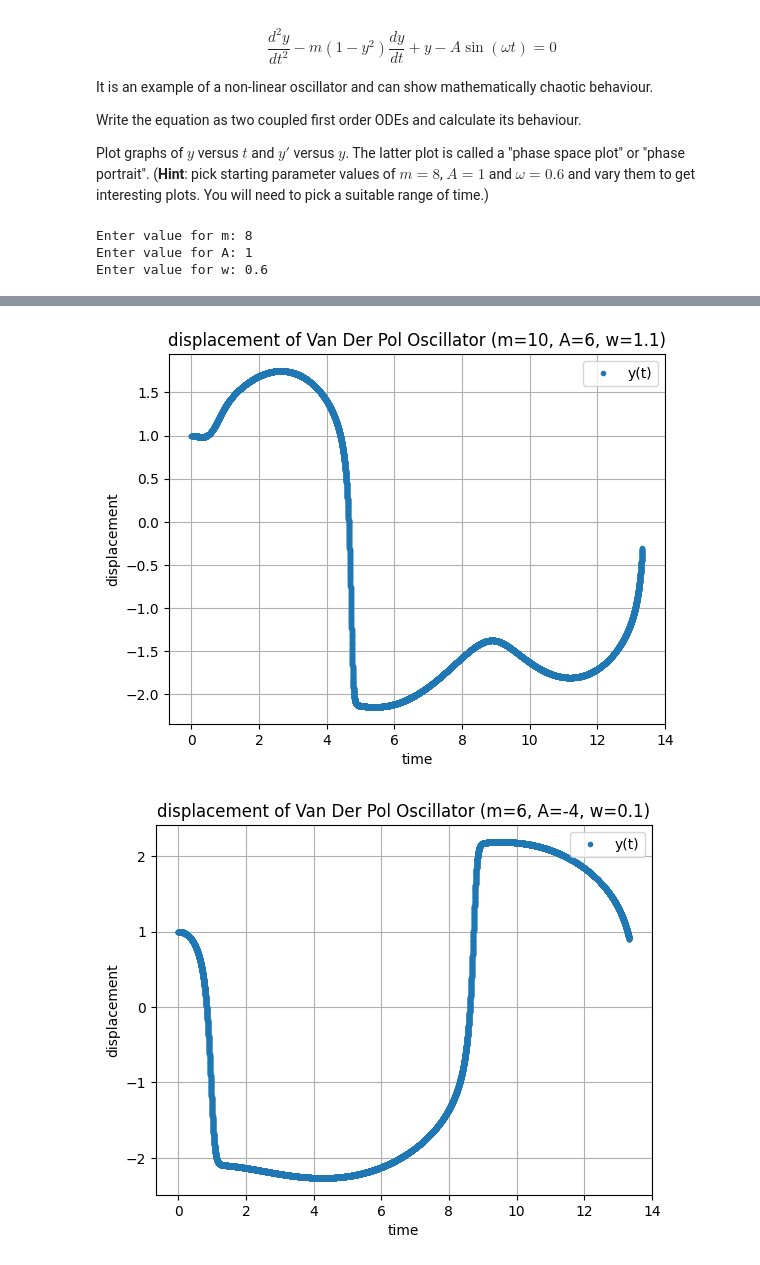
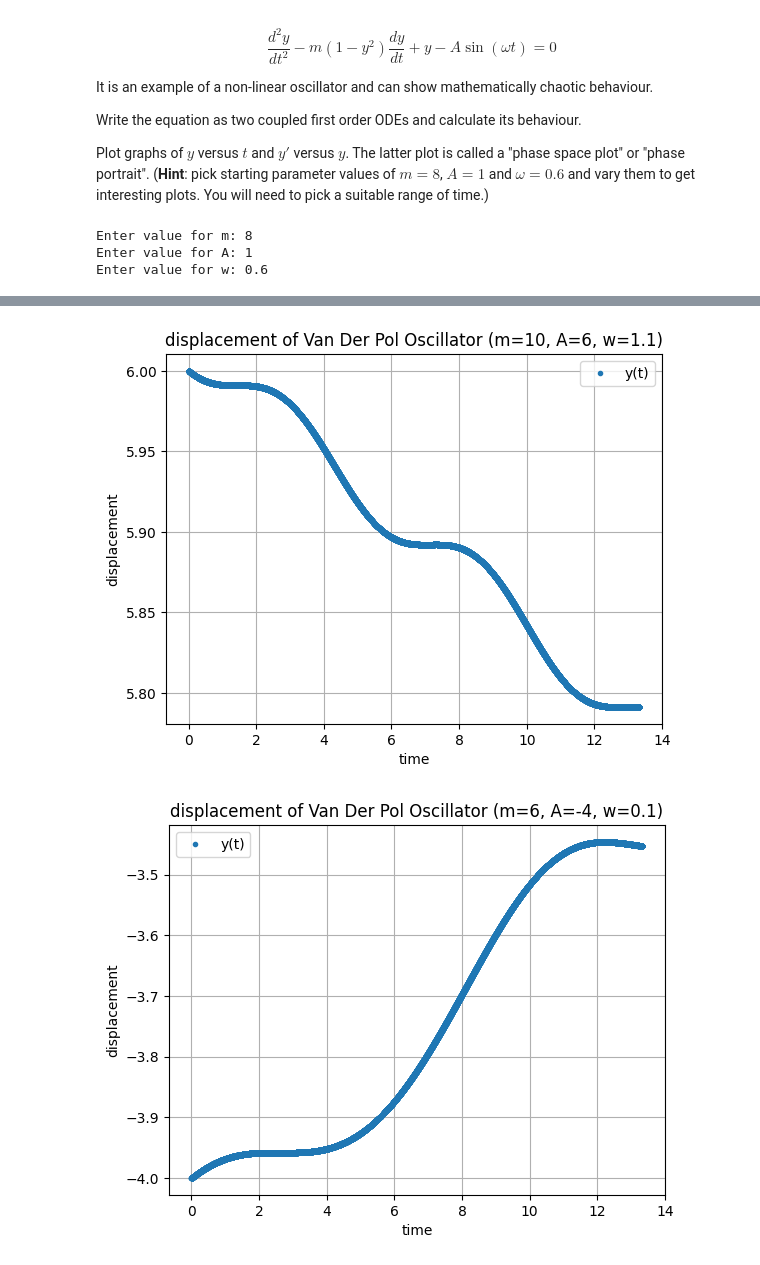
Before and after one commit to PX2145-2025/week-8-b-Brega-Harley, a Jupyter notebook: ODEs.ipynb, the cells around one changed output, grey strips where cells are left out. Cells and saved outputs as stored; diff of their text form; code cells hidden in the pictures.

```diff
--- a/ODEs.ipynb
+++ b/ODEs.ipynb
@@ -449,40 +449,42 @@ t[0] = 0.0
 def f6(y,t,m,A,w):
   return [y[1],(m*(1-(y[0])**2)*y[1])-y[0] +(A*np.sin(w*t))] #using the formula from the question
 
-y_initial2=np.array([1,0])
-y_odeint1 = odeint(f6, y_initial2, t,args=(m,A,w))
+y_initial2=np.array([A,0])
+y_odeint2 = odeint(f6, y_initial2, t,args=(m,A,w))
 
 plt.plot(t, y_odeint1[:,0],'.',label='y(t)')
 plt.xlabel('time')
 plt.ylabel('displacement')
 plt.title('displacement of Van Der Pol Oscillator (m=8, A=1, w=0.6)')
 plt.legend()
 plt.grid()
 plt.show()
 
-y_odeint2 = odeint(f6, y_initial2, t,args=(m+2,A+5,w+0.5))
+y_initial3=np.array([A+5,0])
+y_odeint3 = odeint(f6, y_initial3, t,args=(m+2,A+5,w+0.5))
 
-plt.plot(t, y_odeint2[:,0],'.',label='y(t)') #plotting only the first column as we want x, not x'
+plt.plot(t, y_odeint3[:,0],'.',label='y(t)') #plotting only the first column as we want x, not x'
 plt.xlabel('time')
 plt.ylabel('displacement')
 plt.title('displacement of Van Der Pol Oscillator (m=10, A=6, w=1.1)')
 plt.legend()
 plt.grid()
 plt.show()
 
-y_odeint3 = odeint(f6, y_initial2, t,args=(m-2,A-5,w))
+y_initial4=np.array([A-5,0])
+y_odeint4 = odeint(f6, y_initial4, t,args=(m-2,A-5,w))
 
-plt.plot(t, y_odeint3[:,0],'.',label='y(t)') #plotting only the first column as we want x, not x'
+plt.plot(t, y_odeint4[:,0],'.',label='y(t)') #plotting only the first column as we want x, not x'
 plt.xlabel('time')
 plt.ylabel('displacement')
 plt.title('displacement of Van Der Pol Oscillator (m=6, A=-4, w=0.1)')
 plt.legend()
 plt.grid()
 plt.show()
 # %% [output]
 Enter value for m: 8
 Enter value for A: 1
 Enter value for w: 0.6
 [figure]
-[figure, old version]
+[figure, new version]
-[figure, old version]
+[figure, new version]
```
